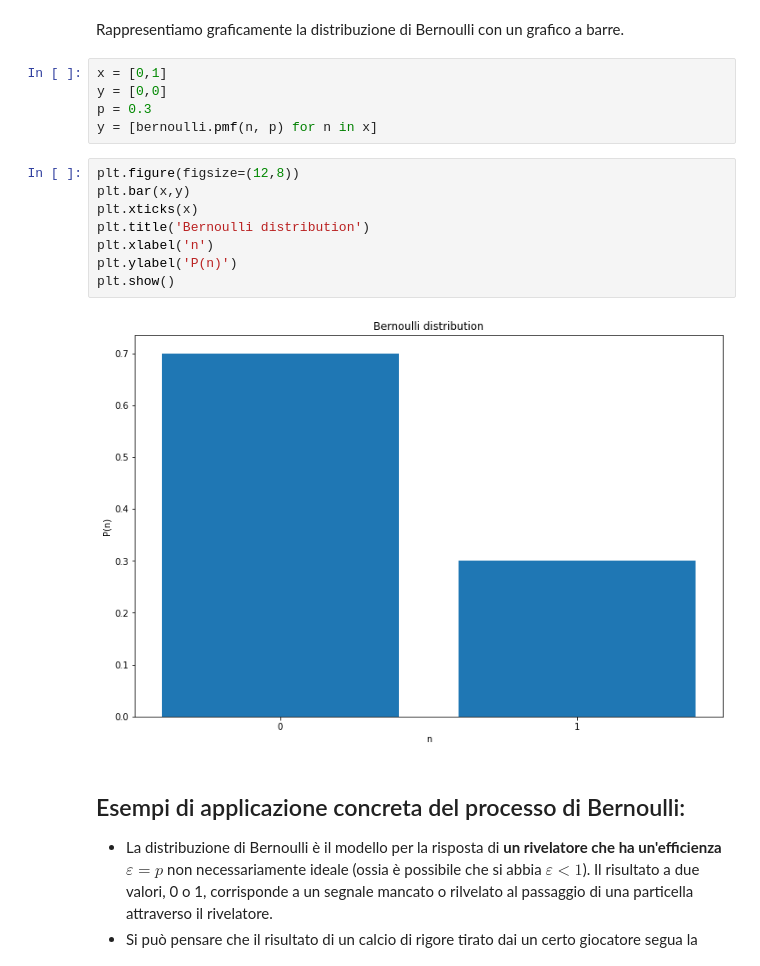
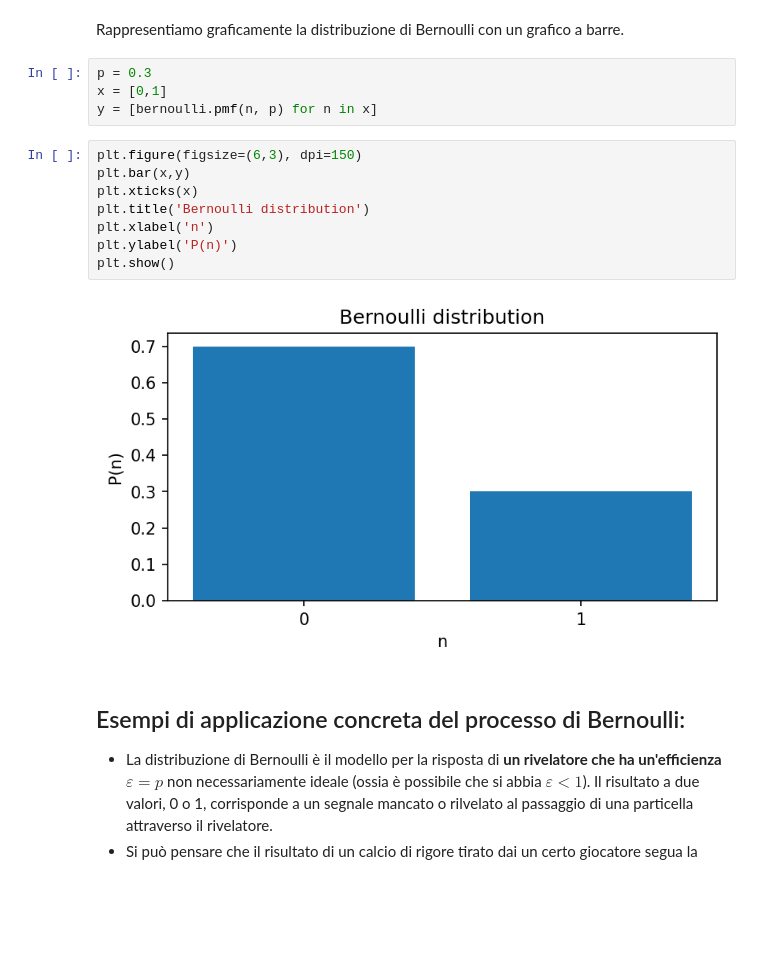
Before and after one commit to lucalista/analisi-dati-2022, a Jupyter notebook: 04.02.00__Alcune_distribuzioni_discrete.ipynb, the cells around one changed output. Drawn from its saved outputs; the diff is of its cells as text; blank space fills up the shorter version.

```diff
--- a/04.02.00__Alcune_distribuzioni_discrete.ipynb
+++ b/04.02.00__Alcune_distribuzioni_discrete.ipynb
@@ -70,20 +76,19 @@ rnd_bernoulli(0.3)
 # %% [markdown]
 Rappresentiamo graficamente la distribuzione di Bernoulli con un grafico a barre.
 # %%
+p = 0.3
 x = [0,1]
-y = [0,0]
-p = 0.3
 y = [bernoulli.pmf(n, p) for n in x]
 # %%
-plt.figure(figsize=(12,8))
+plt.figure(figsize=(6,3), dpi=150)
 plt.bar(x,y)
 plt.xticks(x)
 plt.title('Bernoulli distribution')
 plt.xlabel('n')
 plt.ylabel('P(n)')
 plt.show()
 # %% [output]
-[figure, old version]
+[figure, new version]
 # %% [markdown]
 ## Esempi di applicazione concreta del processo di Bernoulli:
 
```
Also changed, not shown: parts of 15 cells of this notebook.
